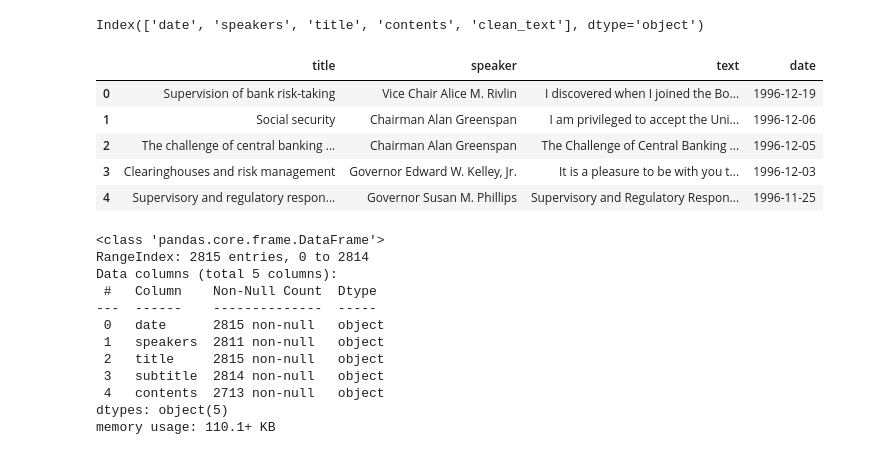
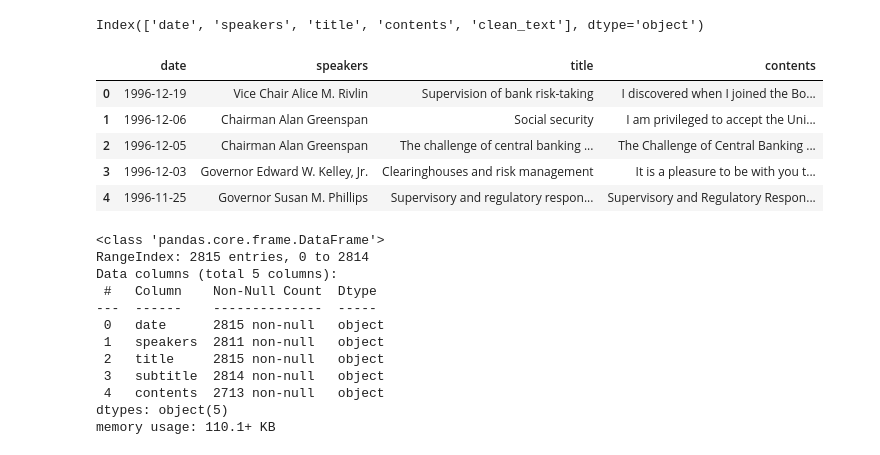
Before and after one commit to bess92/Deciphering_Central_Banks, a Jupyter notebook: notebooks/lda.ipynb, the cells around one changed output. Saved outputs shown, nothing was run; the diff lists cells and outputs as text; code cells hidden in the pictures.

```diff
--- a/notebooks/lda.ipynb
+++ b/notebooks/lda.ipynb
@@ -9,6 +9,7 @@ ecb.drop(columns=['subtitle'],inplace=True)
 # %%
 fed=pd.read_csv('/Users/alexandrabessarabova/code/bess92/Deciphering_Central_Banks/raw_data/all_fed_speeches.csv')
 fed.drop(columns=['link','event','year','text_len','location'],inplace=True)
+fed.rename(columns={"text": "contents",'speaker':'speakers'},inplace=True)
 # %%
 ecb.head()
 ecb.columns
@@ -16,14 +17,16 @@ ecb.columns
 Index(['date', 'speakers', 'title', 'contents', 'clean_text'], dtype='object')
 # %%
 fed['date']=pd.to_datetime(fed.date,format='%Y%m%d')
+ecb['date']=pd.to_datetime(ecb.date)
+fed=fed[['date','speakers','title','contents']]
 fed.head()
 # %% [output]
-|  | title | speaker | text | date |
-| 0 | Supervision of bank risk-taking | Vice Chair Alice M. Rivlin | I discovered when I joined the Bo... | 1996-12-19 |
-| 1 | Social security | Chairman Alan Greenspan | I am privileged to accept the Uni... | 1996-12-06 |
-| 2 | The challenge of central banking ... | Chairman Alan Greenspan | The Challenge of Central Banking ... | 1996-12-05 |
-| 3 | Clearinghouses and risk management | Governor Edward W. Kelley, Jr. | It is a pleasure to be with you t... | 1996-12-03 |
-| 4 | Supervisory and regulatory respon... | Governor Susan M. Phillips | Supervisory and Regulatory Respon... | 1996-11-25 |
+|  | date | speakers | title | contents |
+| 0 | 1996-12-19 | Vice Chair Alice M. Rivlin | Supervision of bank risk-taking | I discovered when I joined the Bo... |
+| 1 | 1996-12-06 | Chairman Alan Greenspan | Social security | I am privileged to accept the Uni... |
+| 2 | 1996-12-05 | Chairman Alan Greenspan | The challenge of central banking ... | The Challenge of Central Banking ... |
+| 3 | 1996-12-03 | Governor Edward W. Kelley, Jr. | Clearinghouses and risk management | It is a pleasure to be with you t... |
+| 4 | 1996-11-25 | Governor Susan M. Phillips | Supervisory and regulatory respon... | Supervisory and Regulatory Respon... |
 # %%
 ecb.info()
 # %% [output]
```
Also changed, not shown: parts of 15 cells of this notebook, 2 other files.
